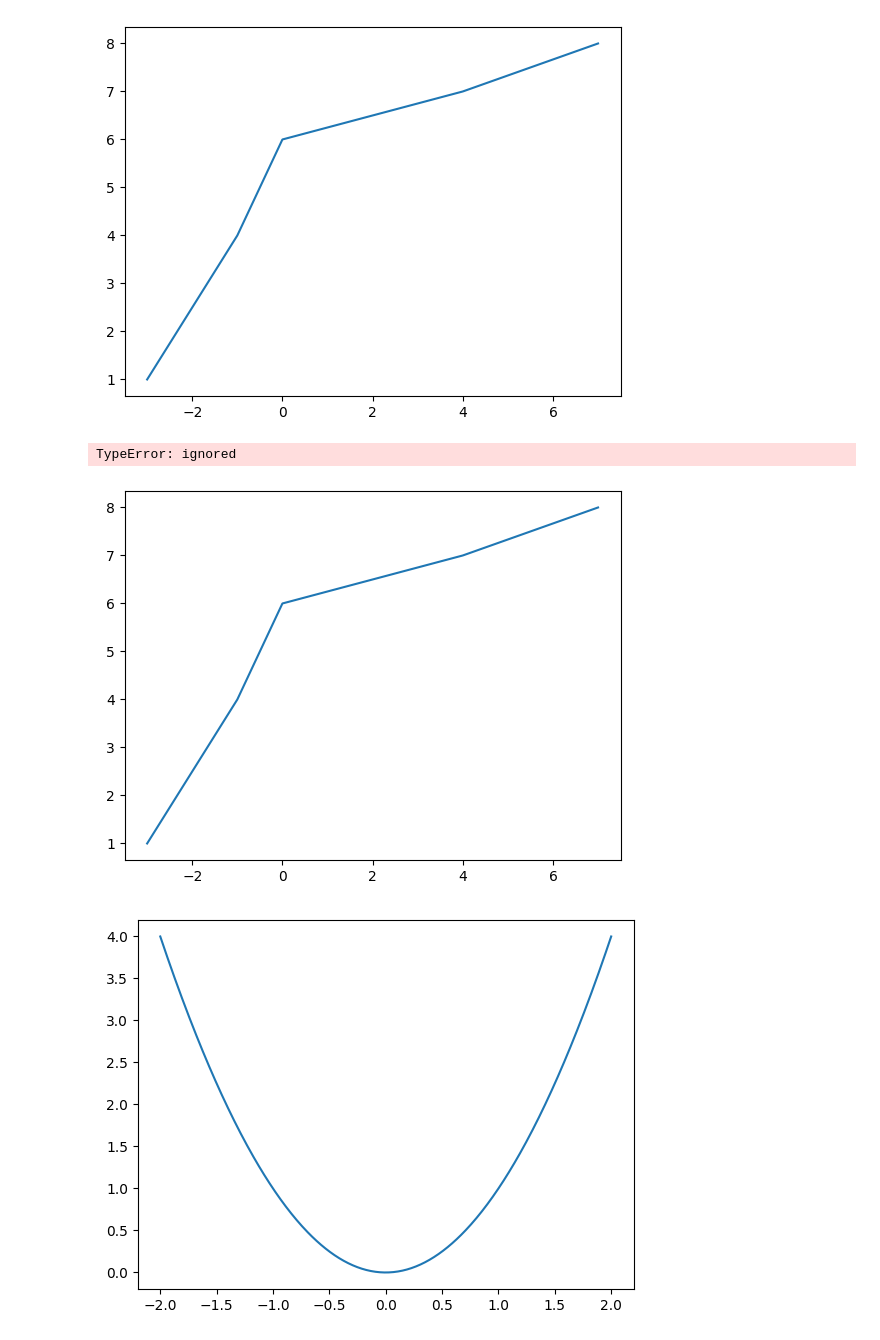
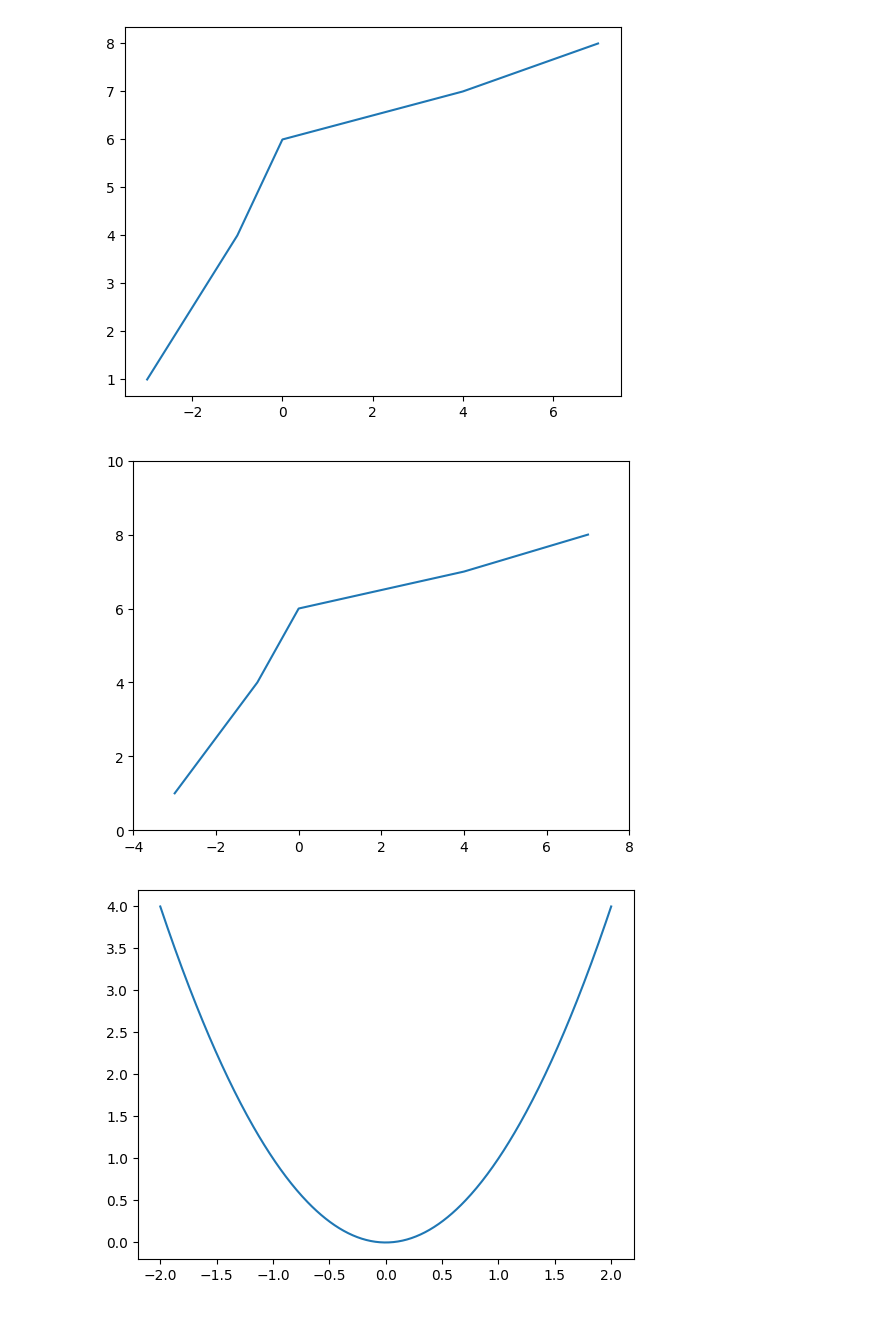
Before and after one commit to emetechdev/exercises, a Jupyter notebook: AI/Librerias e intro a Jupyter/Matplotlib.ipynb, the cells around one changed output. Drawn from its saved outputs; the diff is of its cells as text; code cells hidden in the pictures.

```diff
--- a/AI/Librerias e intro a Jupyter/Matplotlib.ipynb
+++ b/AI/Librerias e intro a Jupyter/Matplotlib.ipynb
@@ -50,13 +50,12 @@ plt.plot([-3, -1, 0, 4, 7], [1, 4, 6, 7, 8])
 # %%
 # Para definir más márgenes en el gráfico
 plt.plot([-3, -1, 0, 4, 7], [1, 4, 6, 7, 8])
 # Le decimos que el gráfico vaya entre las coordenadas que le indicamos
 # Desde "-4" en el eje Horizontal hasta "8" y en el eje Vertical va desde "0" hasta "10"
-plt.axis([-4, 8])
+plt.axis([-4, 8, 0, 10])
 plt.show()
 # %% [output]
-TypeError: ignored
-[figure, old version]
+[figure, new version]
 # %%
 # Se sigue el mismo procedimiento para pintar una función matemática
 import numpy as np
```
Also changed, not shown: parts of 2 cells of this notebook.
